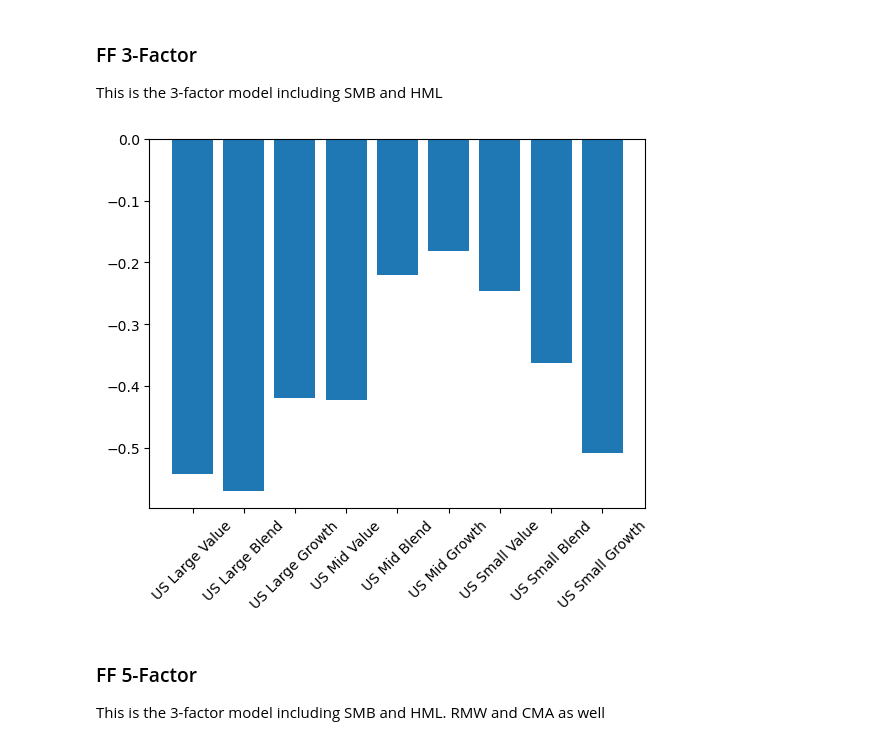
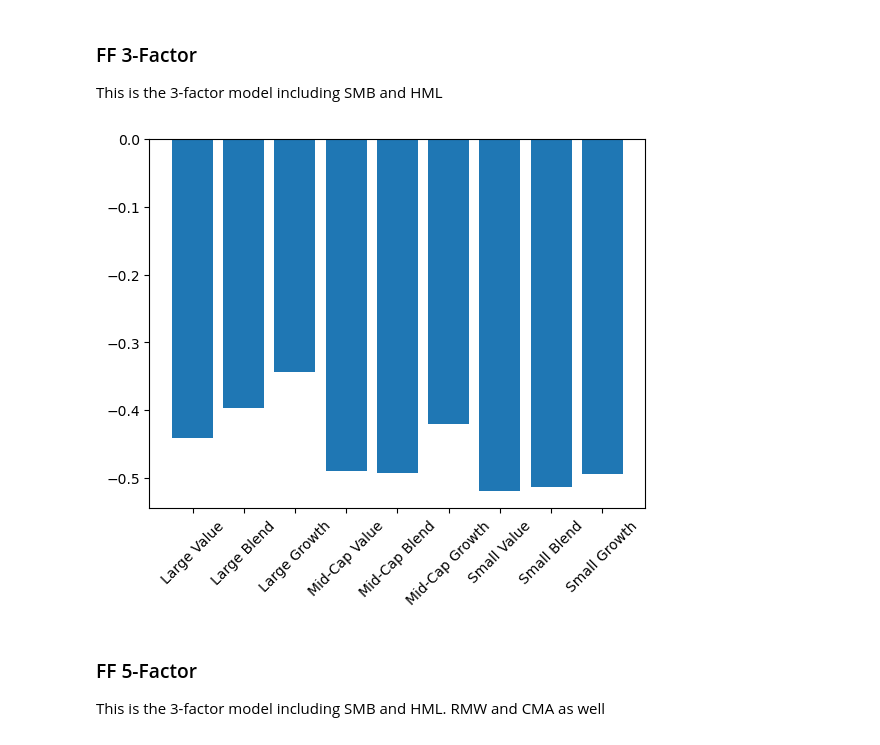
Before and after one commit to earlight/15-4331-final-project, a Jupyter notebook: data_analysis.ipynb, the cells around one changed output. Drawn from its saved outputs; the diff is of its cells as text; code cells hidden in the pictures.

```diff
--- a/data_analysis.ipynb
+++ b/data_analysis.ipynb
@@ -150,3 +151,2 @@ from data_tools import capm_index
 # %%
-us_index = {'US '+k[2]: v for k, v in index_dict.items() if 'US Equity' in k}
-print(capm_index(us_eq_data['US Large Blend'], ff_df, us_index['US Large Blend'], '20200101', '20230101'))
+us_index = {k[2]: v for k, v in index_dict.items() if 'US Equity' in k}
@@ -154,0 +153,17 @@ KeyError: 'US Large Blend'
+# %%
+us_idx_alphas_c = []
+us_idx_betas_c = []
+for strat in us_eq_data.keys():
+    temp_alpha=[]
+    temp_beta=[]
+    for ticker in us_eq_data[strat]:
+        start_date = ff_df['date'][0] if ff_df['date'][0] > ticker['date'][1] else ticker['date'][1]
+        start_date = start_date if start_date > us_index[strat]['Date'][1] else us_index[strat]['Date'][1]
+        end_date = ticker['date'].iloc[-1]
+        result = capm_index(ticker, ff_df, us_index[strat], start_date, end_date)
+        if result == None:
+            continue
+        temp_alpha.append(result['const'])
+        temp_beta.append(result['beta'])
+    us_idx_alphas_c.append(np.mean(temp_alpha))
+    us_idx_betas_c.append(np.mean(temp_beta))
@@ -155,13 +180,27 @@ KeyError: 'US Large Blend'
 # %% [markdown]
 ### FF 3-Factor
 This is the 3-factor model including SMB and HML
+# %%
+us_alphas_3 = []
+us_betas_3 = []
+for strat in us_eq_data.keys():
+    temp_alpha=[]
+    temp_beta=[]
+    for ticker in us_eq_data[strat]:
+        start_date = ff_df['date'][0] if ff_df['date'][0] > ticker['date'][1] else ticker['date'][1]
+        start_date = start_date if start_date > us_index[strat]['Date'][1] else us_index[strat]['Date'][1]
+        end_date = ticker['date'].iloc[-1]
+        result = reg_date_range(ticker, ff_df, ['Mkt-RF', 'SMB', 'HML'], start_date, end_date)
+        if result == None:
+            continue
+        temp_alpha.append(result['const'])
+    us_alphas_3.append(np.mean(temp_alpha))
 # %%
-us_eq_alphas_3, us_eq_betas, us_eq_names, smbs, hmls = ff_3(us_eq_data, ff_df)
-plt.bar(us_eq_names, us_eq_alphas_3)
+plt.bar(us_eq_data.keys(), us_alphas_3)
 plt.xticks(rotation=45)
 plt.show()
 # %% [output]
-[figure, old version]
+[figure, new version]
 # %% [markdown]
 ### FF 5-Factor
 This is the 3-factor model including SMB and HML.  RMW and CMA as well
```
Also changed, not shown: parts of 9 cells of this notebook.
